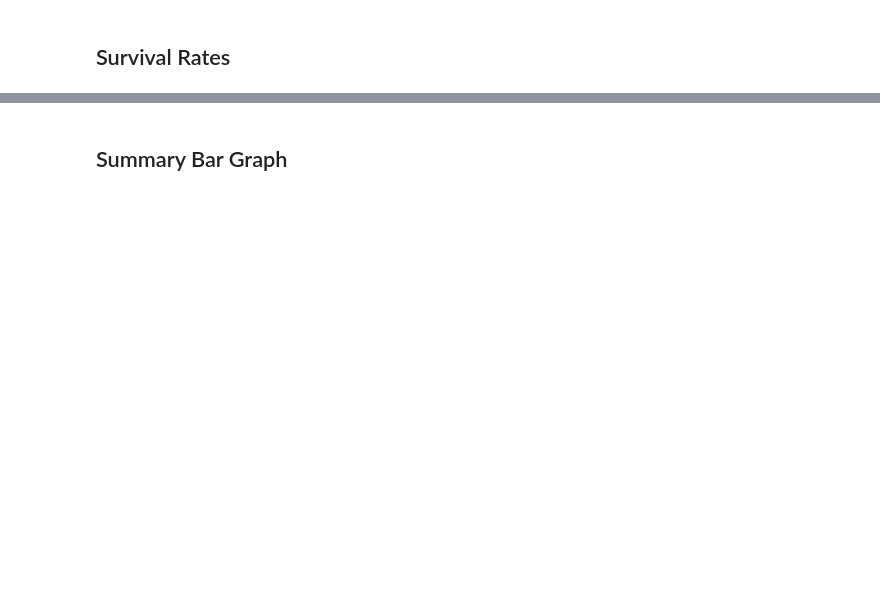
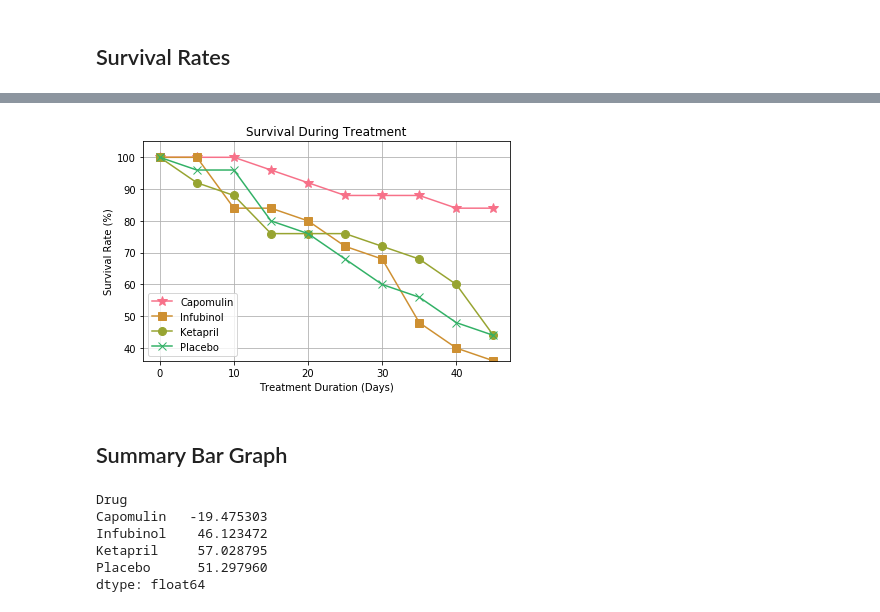
Before and after one commit to shuck0407/Pymaceuticals-Work, a Jupyter notebook: Huckleberry_pymaceuticals.ipynb, the cells around one changed output, grey strips where cells are left out. Saved outputs shown, nothing was run; the diff lists cells and outputs as text; code cells hidden in the pictures; blank space fills up the shorter version.

```diff
--- a/Huckleberry_pymaceuticals.ipynb
+++ b/Huckleberry_pymaceuticals.ipynb
@@ -442,0 +447,5 @@ plt.show()
+# %%
+#do a second group by to get total # of surviving mice by drug
+survival_percent_df = pd.DataFrame({"Drug" : survival_count_df['Drug'], "Timepoint": survival_count_df['Timepoint'],
+                                    "Survival %" : (survival_count_df['# of Surviving Mice'] / 25) * 100})
+survival_percent_df.head()
@@ -442,0 +459,8 @@ plt.show()
+# %%
+# Minor Data Munging to Re-Format the Data Frames
+
+#Pivot the count of mice survival dataframe so that the drugs are the columns and the index is the timepoint
+
+survival_percent_df = survival_percent_df.pivot(index='Timepoint', columns = 'Drug', values = 'Survival %')
+
+survival_percent_df
@@ -443,2 +480,48 @@ plt.show()
+# %%
+# Generate the Plot (Accounting for percentages)
+
+current_palette_8 = sns.color_palette("husl", 8)
+sns.set_palette(current_palette_8)
+
+#get the minimum survival rate for our y-axis limit
+
+min_survival_percent = survival_percent_df.min()
+min_survival_percent = min_survival_percent.min()
+min_survival_percent
+
+#lower the minimum so our graph stays on the figure
+min_rate = min_survival_percent - 12
+
+#Assign the x-axis values
+x_axis = list(survival_percent_df.index.values)
+
+#Assign the survival rates for each drug to variables
+capo_survival_percent = survival_percent_df.loc[:, ['Capomulin']]
+infub_survival_percent = survival_percent_df.loc[:, ['Infubinol']]
+keta_survival_percent = survival_percent_df.loc[:, ['Ketapril']]
+placebo_survival_percent = survival_percent_df.loc[:, ['Placebo']]
+
+
+plt.grid(True)
+plt.ylim(min_survival_percent, 105)
+plt.ylabel("Survival Rate (%)")
+plt.xlabel("Treatment Duration (Days)")
+plt.title("Survival During Treatment")
+plt.plot(x_axis, capo_survival_percent, marker = "*", ms = 10, label = "Capomulin")
+plt.plot(x_axis, infub_survival_percent, marker = "s", ms = 8, label = "Infubinol")
+plt.plot(x_axis, keta_survival_percent, marker = "o", ms = 8, label = "Ketapril")
+plt.plot(x_axis, placebo_survival_percent, marker = "x", ms = 8, label = "Placebo")
+
+
+plt.legend(frameon=True)
+plt.tight_layout()
+
+# Save the Figure
+plt.savefig('Survival Rates.png')
+
+
+plt.show()
+# %% [output]
+[figure, added]
 # %% [markdown]
 ## Summary Bar Graph
@@ -469,0 +528,13 @@ plt.show()
+# %%
+# Calculate the percent tumor volume changes for the 4 drugs
+drug_tumor_avg_df.head(20)
+
+volume_pct_changes = drug_tumor_avg_df.pct_change(periods=9).sum() * 100
+volume_pct_changes
+# %% [output]
+Drug
+Capomulin   -19.475303
+Infubinol    46.123472
+Ketapril     57.028795
+Placebo      51.297960
+dtype: float64
```
Also changed, not shown: parts of 12 cells of this notebook, 3 other files.
